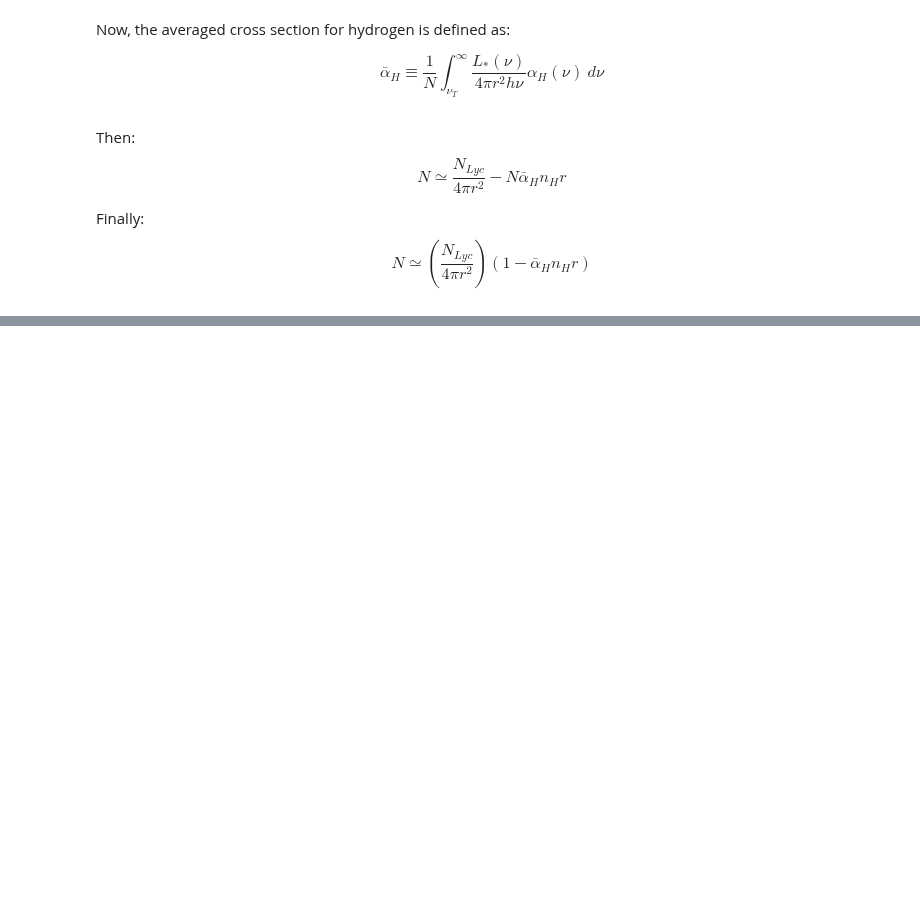
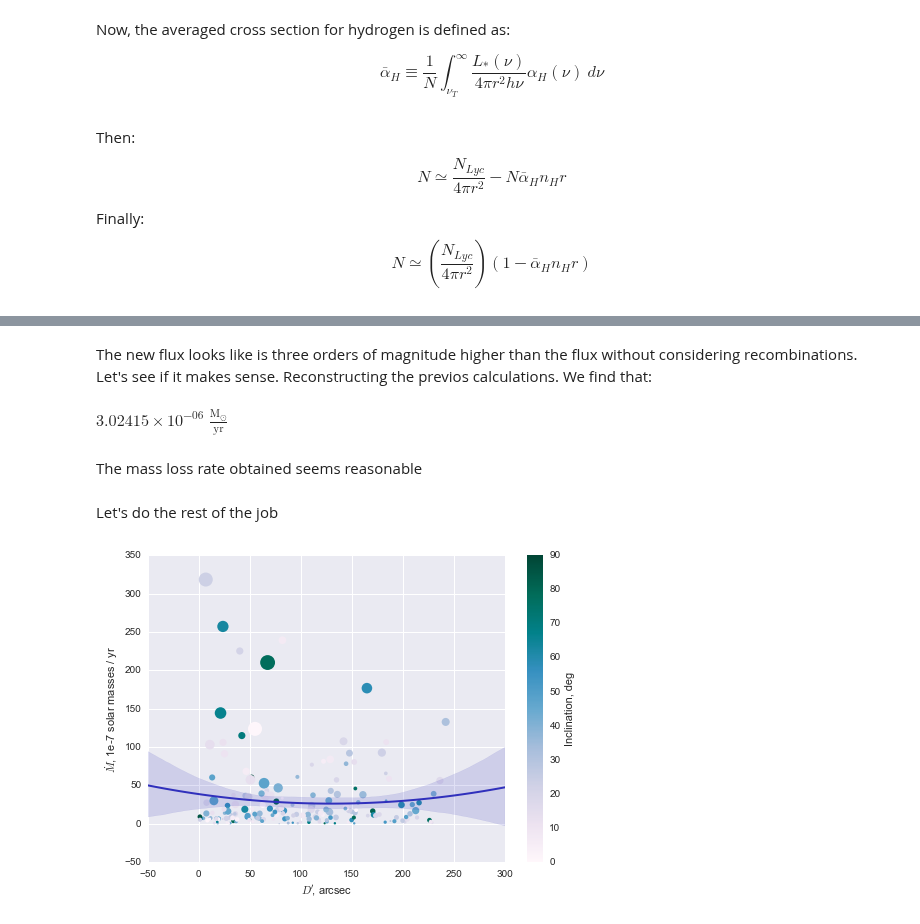
Before and after one commit to will-henney/bowshock-shape, a Jupyter notebook: best_montecarlo_fit.ipynb, the cells around one changed output, grey strips where cells are left out. Saved outputs shown, nothing was run; the diff lists cells and outputs as text; code cells hidden in the pictures; blank space fills up the shorter version.

Commit message:
New approach to get the flux considering recombinations. Needs the VoBo

```diff
--- a/best_montecarlo_fit.ipynb
+++ b/best_montecarlo_fit.ipynb
@@ -356,3 +385,15 @@ alpha_av = 3e-19*u.cm**2
 #L2_ha = E_ha*alpha_ha*r**3*n2**2
 #S2_ha = E_ha*alpha_ha*r*n2**2/(4.*np.pi*u.steradian)
 #M2dot = (n2*ci*m*4*np.pi*r**2).to(u.solMass/u.year)
+# %%
+from astropy.constants import R_sun
+import scipy.integrate as sci
+alpha_0 = 6.3e-18*u.cm**2
+nuT = 3.29e15/u.s
+Rs = 80*R_sun
+xT = 4.0
+inf=float("inf")
+f = sci.quad(lambda x:np.exp(-x)/x,xT,inf)
+intnum = f[0]
+# %%
+F2 = 2*nuT**3*alpha_0*intnum*Rs**2/(D**2*c**2*alpha_av)
@@ -358,0 +406,28 @@ alpha_av = 3e-19*u.cm**2
+# %% [markdown]
+The new flux looks like is three orders of magnitude higher than the flux without considering
+recombinations. Let's see if it makes sense. Reconstructing the previos calculations. We find that:
+# %%
+n2 = np.sqrt(ntilde**2+F2/(alpha_B*omega*r))-ntilde
+lambda2 = ci*n1/F1
+L2_ha = E_ha*alpha_ha*r**3*n2**2
+S2_ha = E_ha*alpha_ha*r*n2**2/(4.*np.pi*u.steradian)
+M2dot = (n2*ci*m*4*np.pi*r**2).to(u.solMass/u.year)
+# %%
+M2dot.mean()
+# %% [output]
+$3.02415\times 10^{-06} \; \mathrm{\frac{M_{\odot}}{yr}}$
+# %% [markdown]
+The mass loss rate obtained seems reasonable
+# %% [markdown]
+Let's do the rest of the job
+# %%
+scatter_kws = dict(marker="o",alpha=1.0,edgecolors=None)
+line_kws = dict(lw=2)
+g = sns.regplot(x,M2dot/1.e-7,order=2,ci=90,color = "#3030BC",
+                    scatter_kws=color_kws,line_kws=line_kws)
+g.set_xlabel("$D'$, arcsec")
+g.set_ylabel(r'$\dot{M}$, 1e-7 solar masses / yr')
+cb = plt.colorbar(g.collections[0])
+cb.set_label("Inclination, deg")
+# %% [output]
+[figure, added]
```
Also changed, not shown: parts of 16 cells of this notebook.
